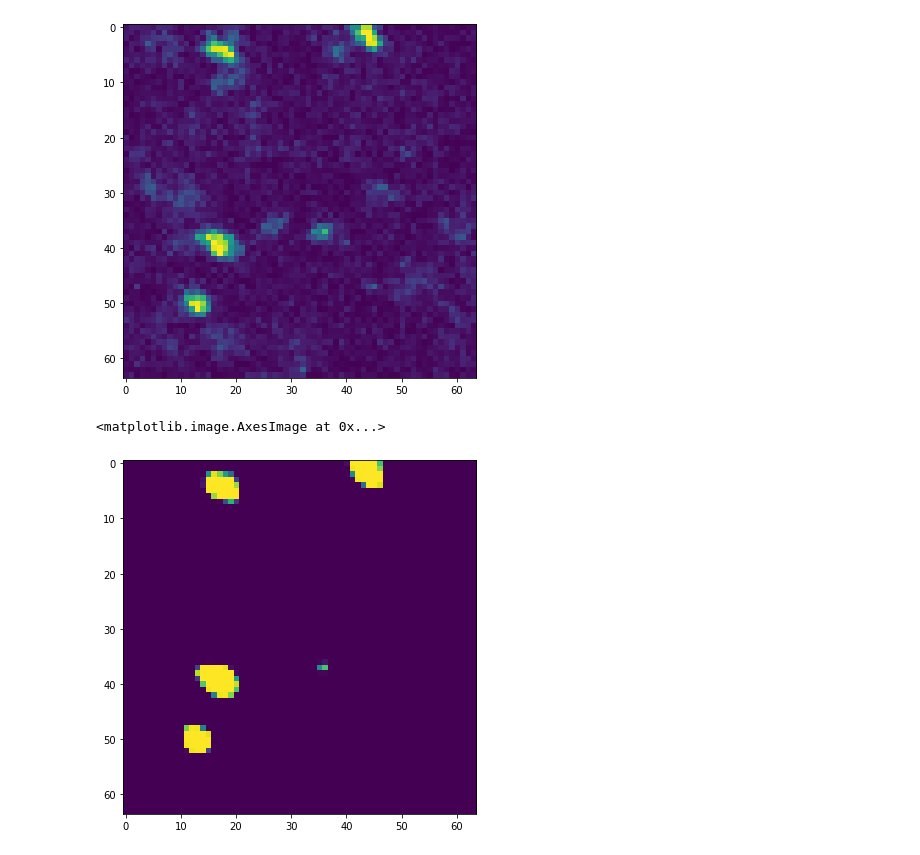
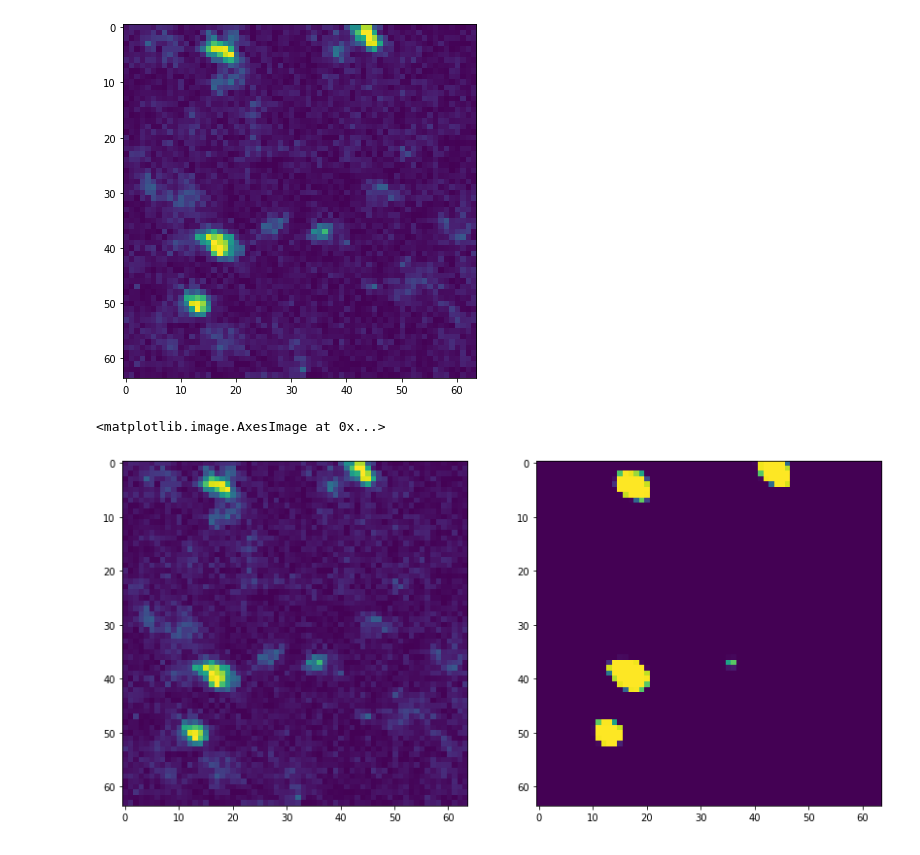
Before and after one commit to jgallowa07/Spot-Detection, a Jupyter notebook: Notebooks/train_spot.ipynb, the cells around one changed output. Drawn from its saved outputs; the diff is of its cells as text; code cells hidden in the pictures.

```diff
--- a/Notebooks/train_spot.ipynb
+++ b/Notebooks/train_spot.ipynb
@@ -168,8 +174,9 @@ pred_emp = model.predict(test_emp_image)
 pred_sim = model.predict(test_x)
 # %%
 # Lets take a look!
-fig, ax = plt.subplots(1, figsize=(7, 6.5))
-ax.imshow(np.squeeze(pred_emp))
+fig, ax = plt.subplots(1,2, figsize=(14, 13))
+ax[0].imshow(np.squeeze(test_emp_image))
+ax[1].imshow(np.squeeze(pred_emp))
 # %% [output]
 <matplotlib.image.AxesImage at 0x...>
-[figure, old version]
+[figure, new version]
```
Also changed, not shown: parts of 3 cells of this notebook.
